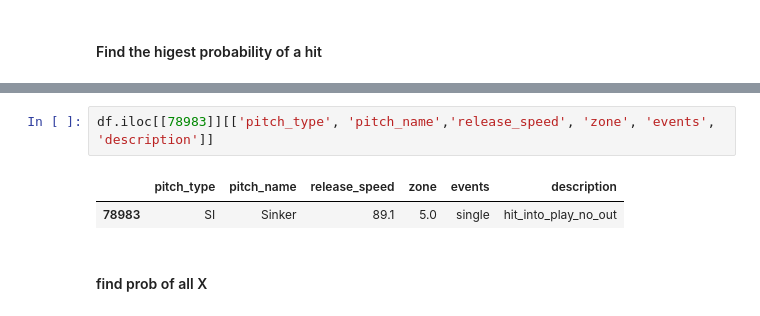
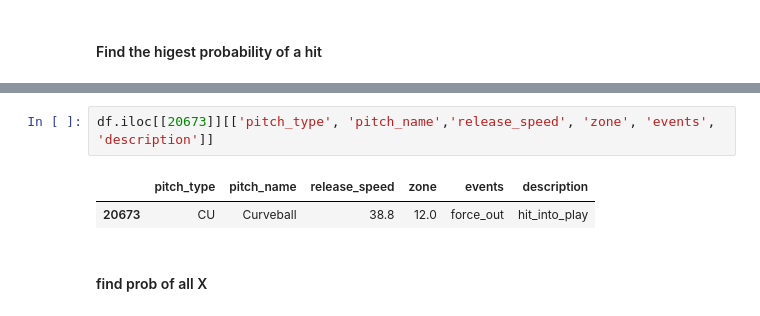
Before and after one commit to AveryData/MappingHeat, a Jupyter notebook: model/model.ipynb, the cells around one changed output, grey strips where cells are left out. Cells and saved outputs as stored; diff of their text form.

```diff
--- a/model/model.ipynb
+++ b/model/model.ipynb
@@ -458,8 +550,8 @@ final_df[final_df.hit == final_df.hit.max()][['index', 'release_speed', 'descrip
 # %%
-df.iloc[[78983]][['pitch_type', 'pitch_name','release_speed', 'zone', 'events', 'description']]
+df.iloc[[20673]][['pitch_type', 'pitch_name','release_speed', 'zone', 'events', 'description']]
 # %% [output]
 |  | pitch_type | pitch_name | release_speed | zone | events | description |
-| 78983 | SI | Sinker | 89.1 | 5.0 | single | hit_into_play_no_out |
+| 20673 | CU | Curveball | 38.8 | 12.0 | force_out | hit_into_play |
 # %% [markdown]
 #### find prob of all X
 # %%
```
Also changed, not shown: parts of 29 cells of this notebook.
